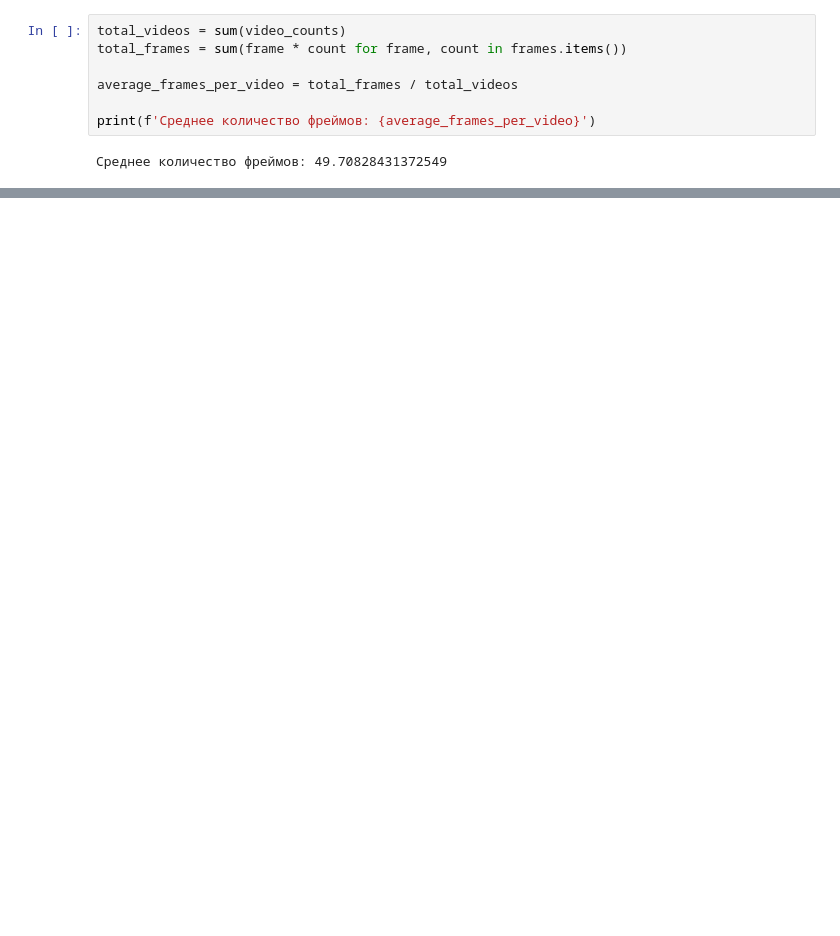
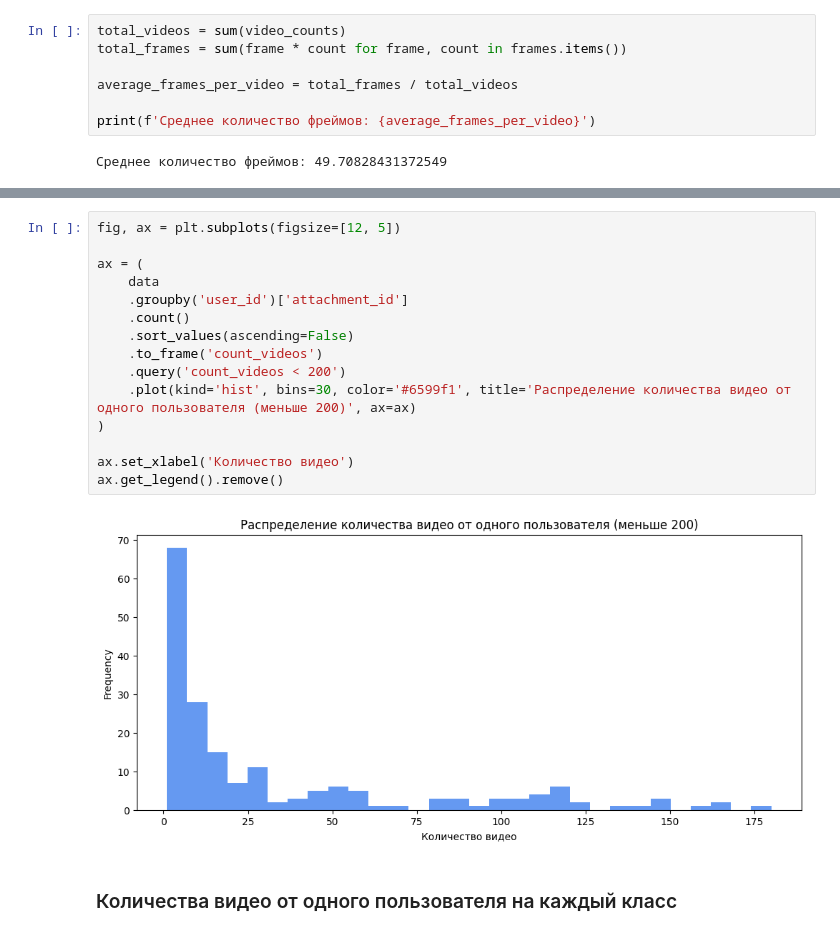
Before and after one commit to utnasun/hse-2023-slr, a Jupyter notebook: notebooks/eda.ipynb, the cells around one changed output, grey strips where cells are left out. Saved outputs shown, nothing was run; the diff lists cells and outputs as text; blank space fills up the shorter version.

```diff
--- a/notebooks/eda.ipynb
+++ b/notebooks/eda.ipynb
@@ -202,0 +249,19 @@ print(f'Среднее количество фреймов: {average_frames_per_
+# %%
+fig, ax = plt.subplots(figsize=[12, 5])
+
+ax = (
+    data
+    .groupby('user_id')['attachment_id']
+    .count()
+    .sort_values(ascending=False)
+    .to_frame('count_videos')
+    .query('count_videos < 200')
+    .plot(kind='hist', bins=30, color='#6599f1', title='Распределение количества видео от одного пользователя (меньше 200)', ax=ax)
+)
+
+ax.set_xlabel('Количество видео')
+ax.get_legend().remove()
+# %% [output]
+[figure, added]
+# %% [markdown]
+### Количества видео от одного пользователя на каждый класс
```
Also changed, not shown: parts of 17 cells of this notebook, 9 other files.
